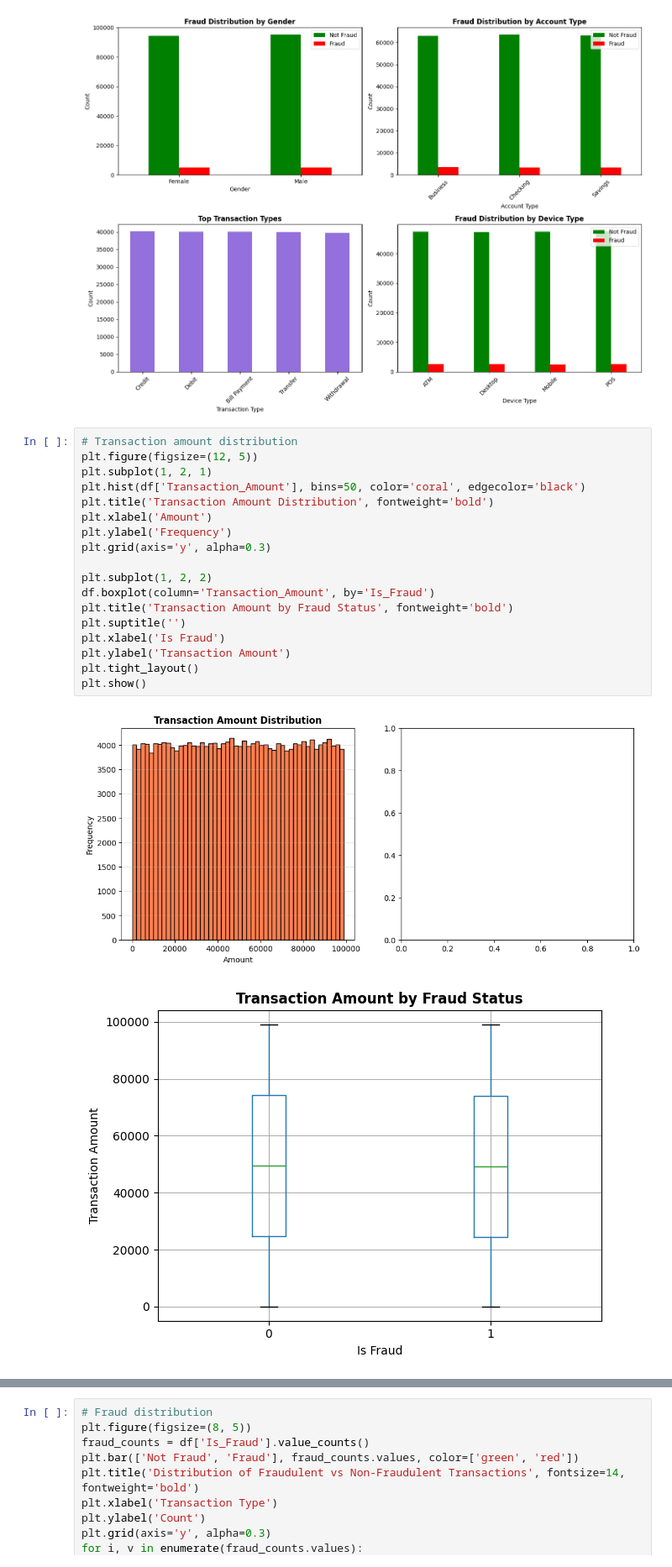
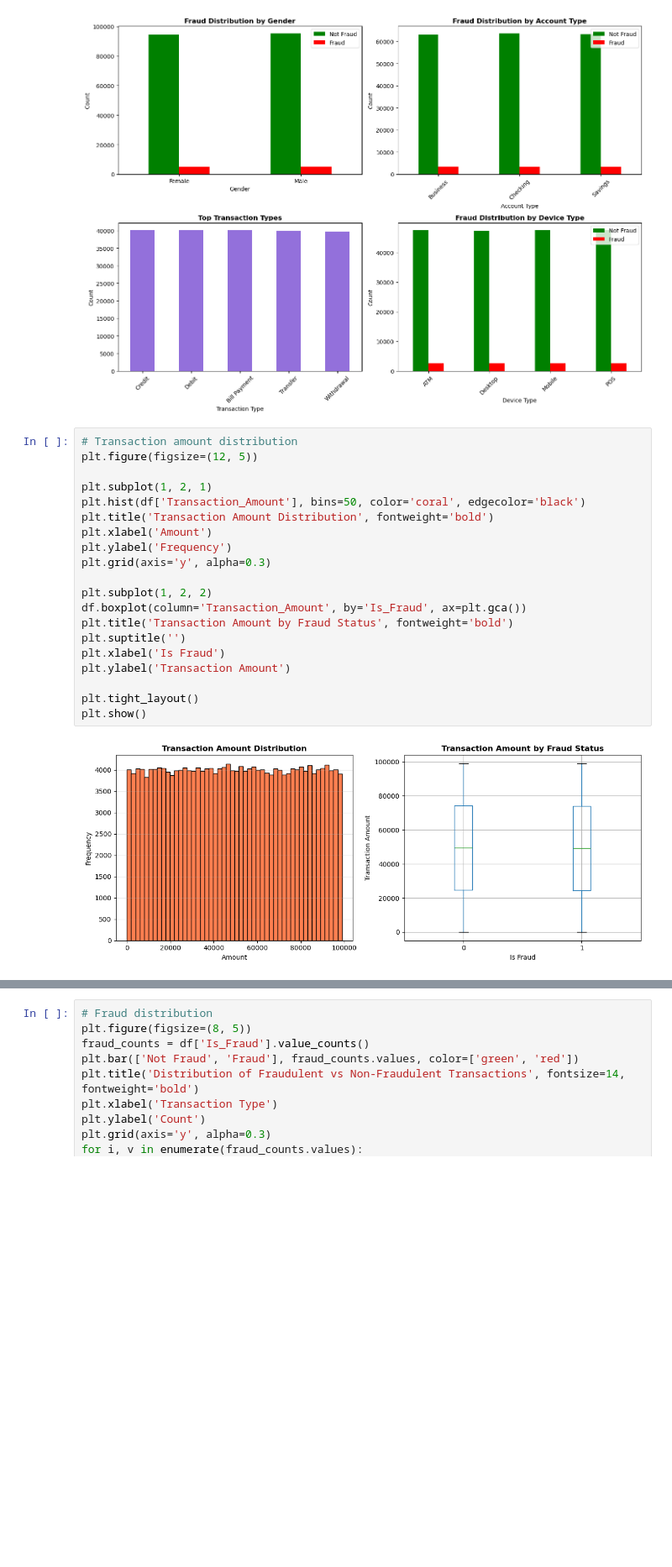
Before and after one commit to TheGitSlender/Bank-Fraud-Detection-Project, a Jupyter notebook: bank_fraud.ipynb, the cells around one changed output, grey strips where cells are left out. Shown at 84% size. Cells and saved outputs as stored; diff of their text form; blank space fills up the shorter version.

Commit message:
graphs fixed, still need to check recall metrics

```diff
--- a/bank_fraud.ipynb
+++ b/bank_fraud.ipynb
@@ -156,24 +159,25 @@ plt.show()
 # %%
 # Transaction amount distribution
 plt.figure(figsize=(12, 5))
+
 plt.subplot(1, 2, 1)
 plt.hist(df['Transaction_Amount'], bins=50, color='coral', edgecolor='black')
 plt.title('Transaction Amount Distribution', fontweight='bold')
 plt.xlabel('Amount')
 plt.ylabel('Frequency')
 plt.grid(axis='y', alpha=0.3)
 
 plt.subplot(1, 2, 2)
-df.boxplot(column='Transaction_Amount', by='Is_Fraud')
+df.boxplot(column='Transaction_Amount', by='Is_Fraud', ax=plt.gca())
 plt.title('Transaction Amount by Fraud Status', fontweight='bold')
 plt.suptitle('')
 plt.xlabel('Is Fraud')
 plt.ylabel('Transaction Amount')
+
 plt.tight_layout()
 plt.show()
 # %% [output]
-[figure, old version]
+[figure, new version]
-[figure, removed]
 # %%
 # Age distribution
 plt.figure(figsize=(10, 5))
```
Also changed, not shown: parts of 9 cells of this notebook, 1 other file.
